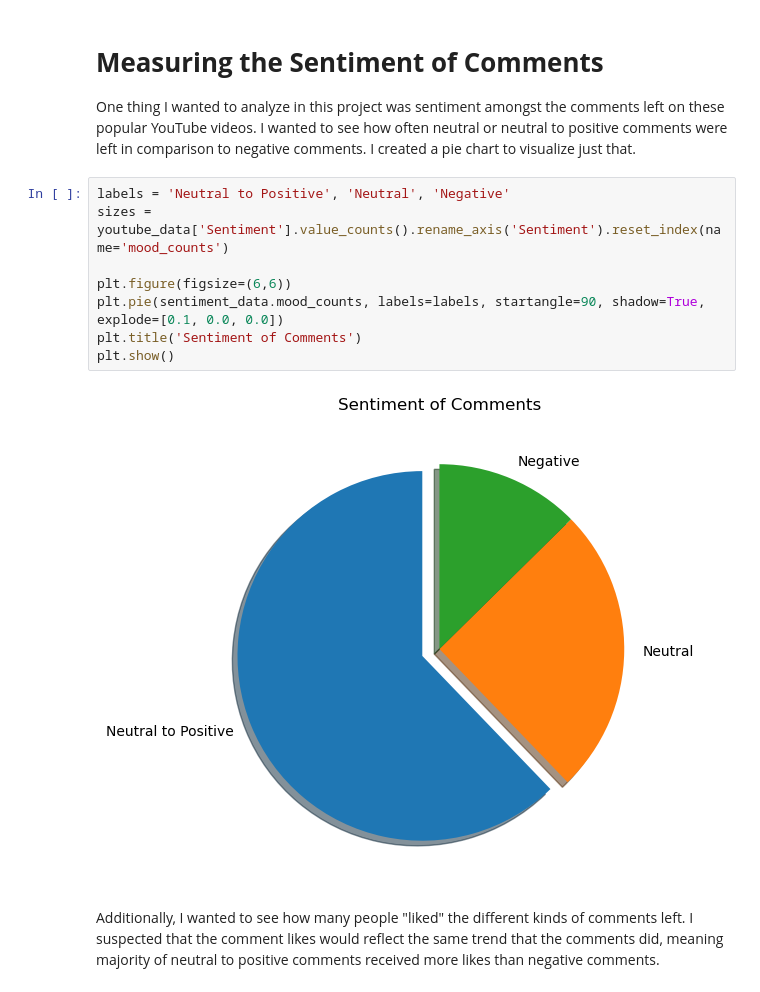
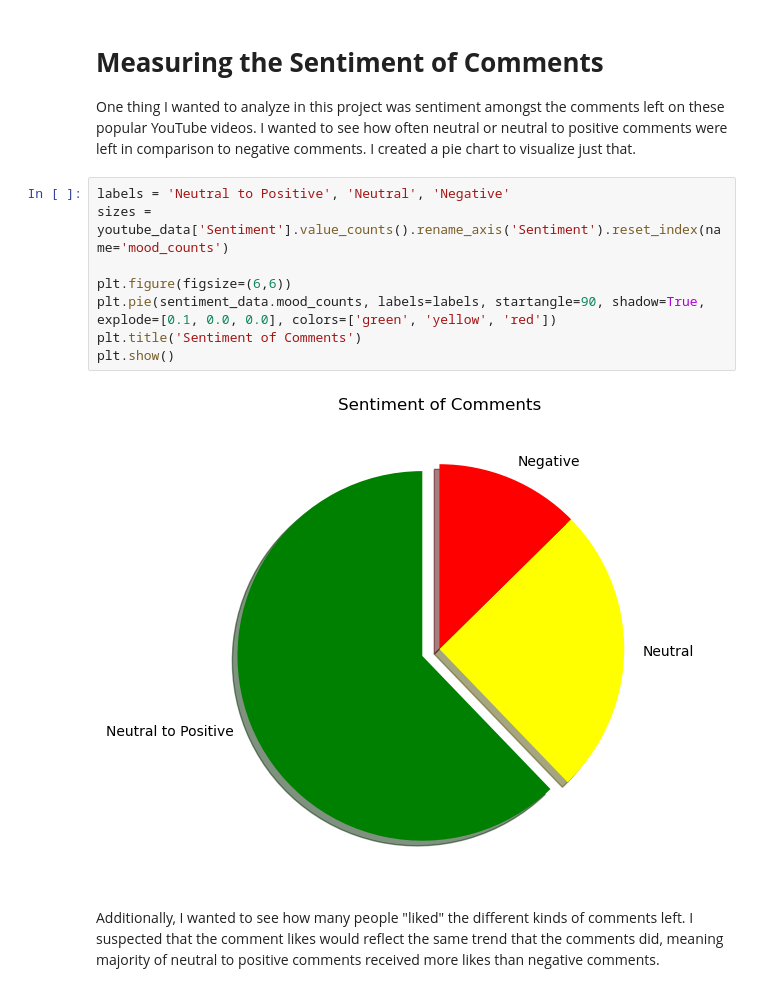
Before and after one commit to alishacopley/youtube_data_analysis, a Jupyter notebook: youtube_data_analysis.ipynb, the cells around one changed output. Drawn from its saved outputs; the diff is of its cells as text.

Commit message:
edited pie chart design

```diff
--- a/youtube_data_analysis.ipynb
+++ b/youtube_data_analysis.ipynb
@@ -124,13 +124,13 @@ One thing I wanted to analyze in this project was sentiment amongst the comments
 # %%
 labels = 'Neutral to Positive', 'Neutral', 'Negative'
 sizes = youtube_data['Sentiment'].value_counts().rename_axis('Sentiment').reset_index(name='mood_counts')
 
 plt.figure(figsize=(6,6))
-plt.pie(sentiment_data.mood_counts, labels=labels, startangle=90, shadow=True, explode=[0.1, 0.0, 0.0])
+plt.pie(sentiment_data.mood_counts, labels=labels, startangle=90, shadow=True, explode=[0.1, 0.0, 0.0], colors=['green', 'yellow', 'red'])
 plt.title('Sentiment of Comments')
 plt.show()
 # %% [output]
-[figure, old version]
+[figure, new version]
 # %% [markdown]
 Additionally, I wanted to see how many people "liked" the different kinds of comments left. I suspected that the comment likes would reflect the same trend that the comments did, meaning majority of neutral to positive comments received more likes than negative comments.
 # %%
```
